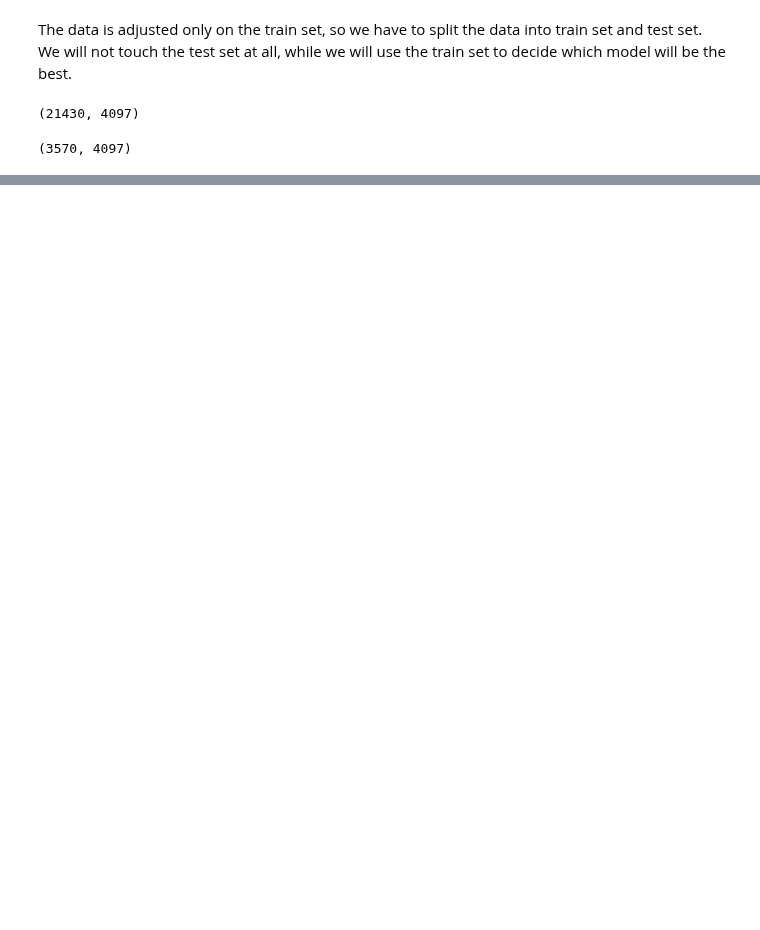
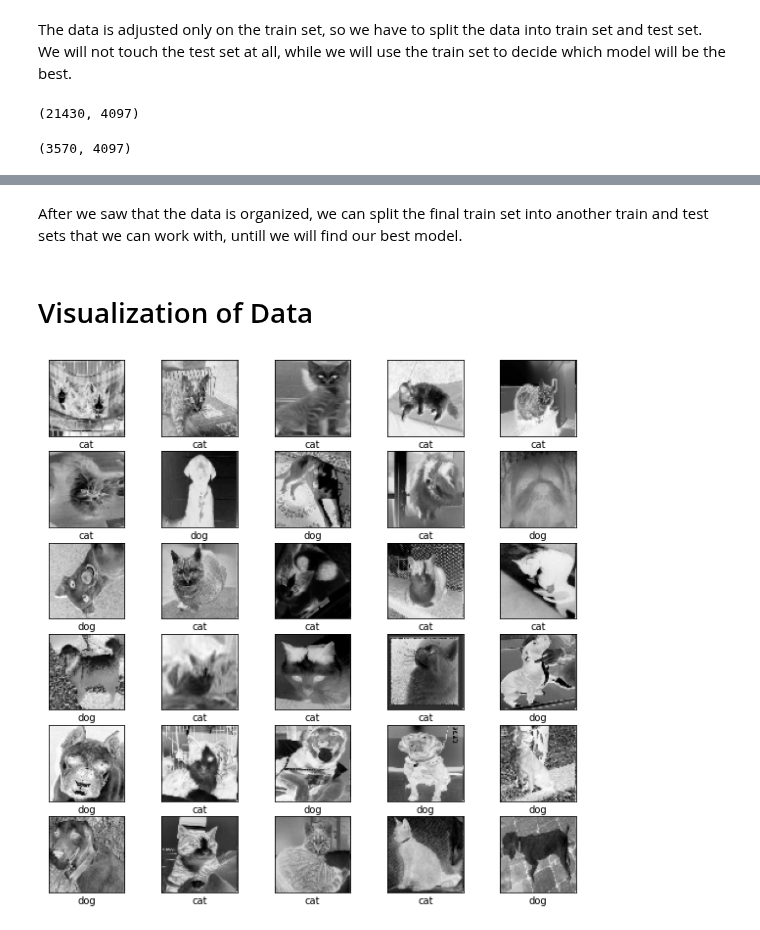
Before and after one commit to Esther-Bi/Data-Simulation-Semester-B-2021-Final-Project, a Jupyter notebook: Notebook 3 - dogsVScats.ipynb, the cells around one changed output, grey strips where cells are left out. Cells and saved outputs as stored; diff of their text form; code cells hidden in the pictures; blank space fills up the shorter version.

```diff
--- a/Notebook 3 - dogsVScats.ipynb
+++ b/Notebook 3 - dogsVScats.ipynb
@@ -123,0 +160,22 @@ FinalTest.shape
+# %% [markdown]
+After we saw that the data is organized, we can split the final train set into another train and test sets that we can work with, untill we will find our best model.
+# %% [markdown]
+# Visualization of Data
+# %%
+# Meaning of each label
+label = ['cat', 'dog']
+
+# Scailing by dividing all in 255
+input_data = df.iloc[:,1:] / 255
+target = df[['label']].iloc[:, :]
+# Set the figure size
+plt.figure(figsize=(10,10))
+# Show only the first 30 pictures
+for i in range(30):
+    plt.subplot(6,5, i+1)
+    plt.xticks([])
+    plt.yticks([])
+    plt.imshow(np.array(input_data.iloc[i, :]).reshape(64,64), cmap=plt.cm.binary)
+    plt.xlabel(label[int(target.label.iloc[i])])
+# %% [output]
+[figure, added]
```
Also changed, not shown: parts of 5 cells of this notebook.
